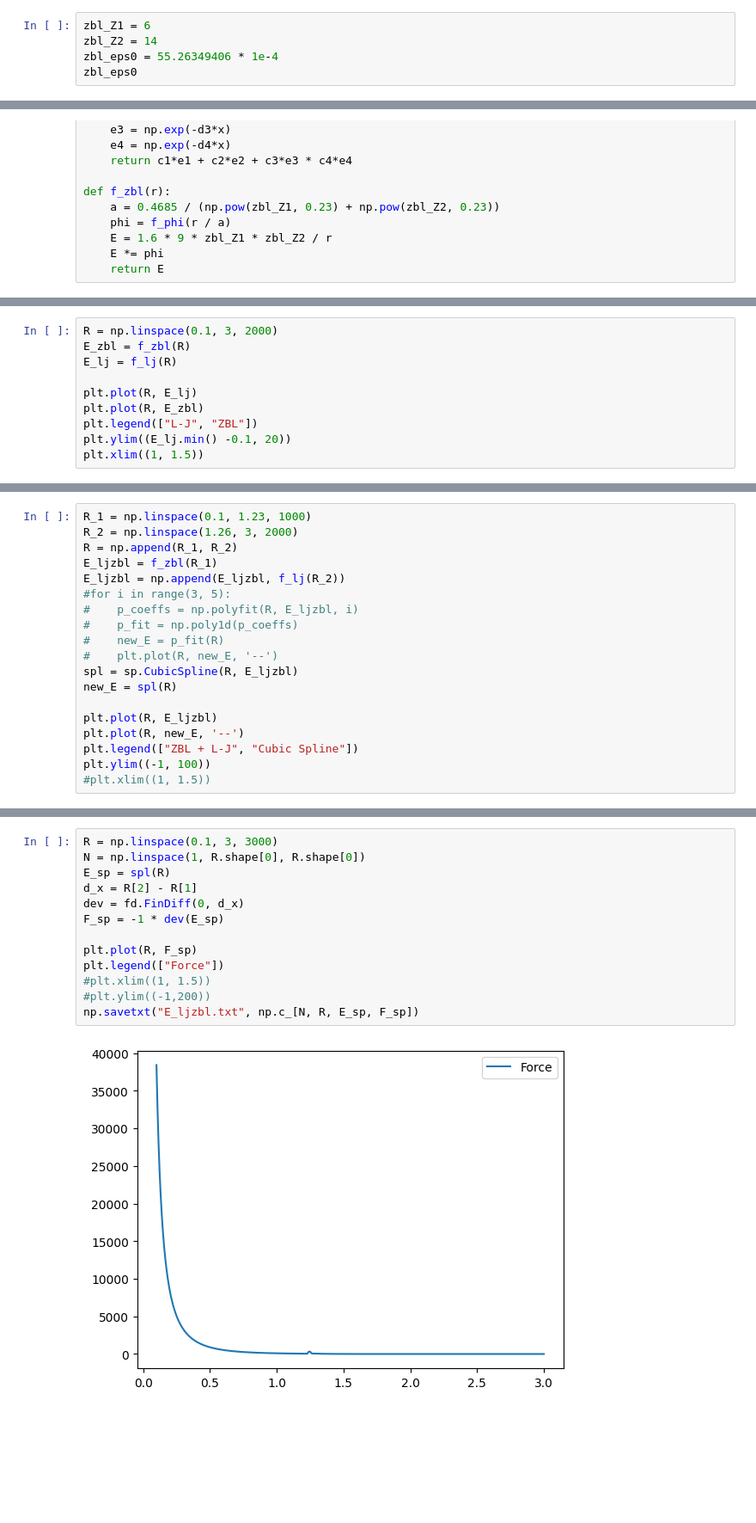
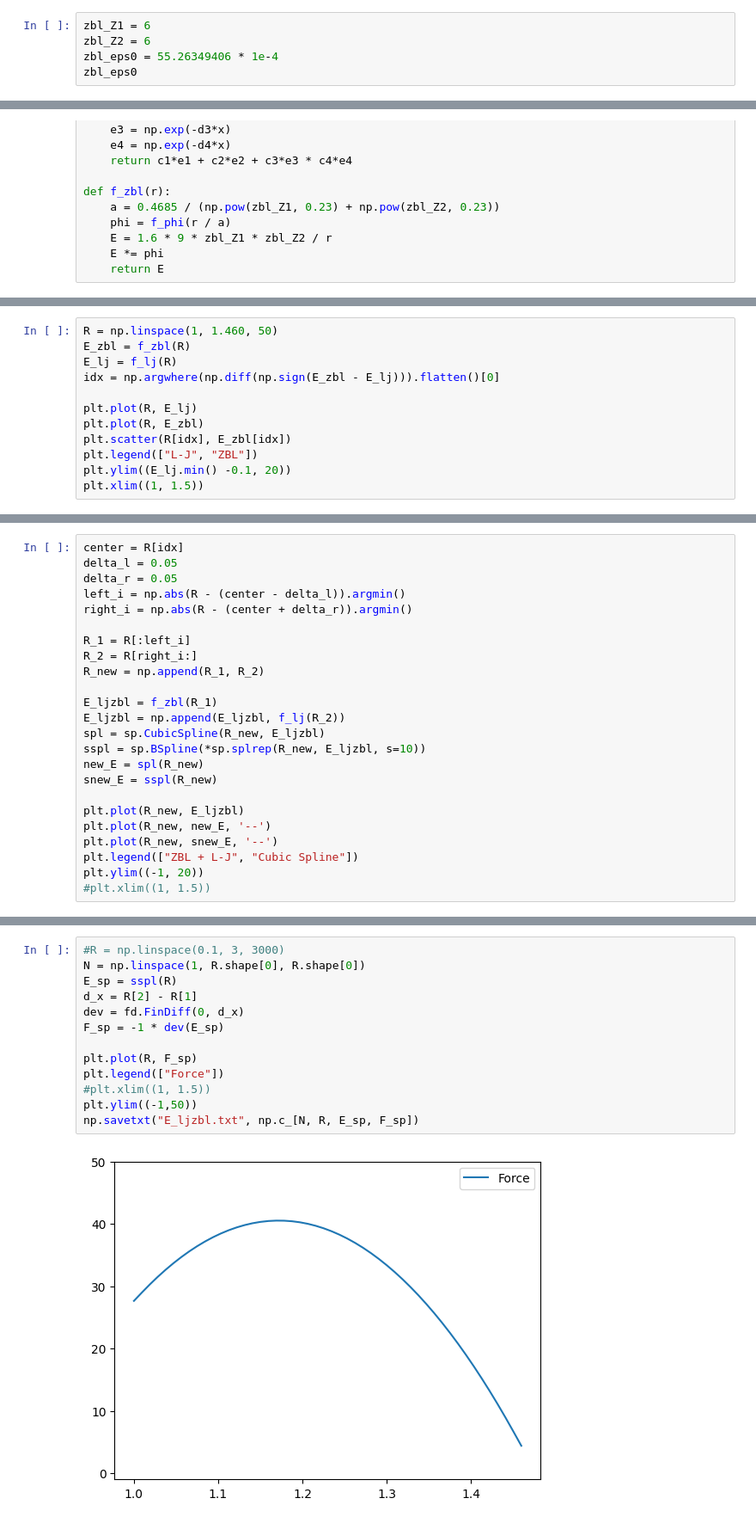
Before and after one commit to denisstrizhkin/C60-Si-fall-sim, a Jupyter notebook: potentials/lj_zbl.ipynb, the cells around one changed output, grey strips where cells are left out. Shown at 86% size. Cells and saved outputs as stored; diff of their text form; blank space fills up the shorter version.

Commit message:
b spline

```diff
--- a/potentials/lj_zbl.ipynb
+++ b/potentials/lj_zbl.ipynb
@@ -36,7 +36,7 @@ scatter_one(lj_sigma, f_lj(lj_sigma))
 [figure]
 # %%
 zbl_Z1 = 6
-zbl_Z2 = 14
+zbl_Z2 = 6
 zbl_eps0 = 55.26349406 * 1e-4
 zbl_eps0
 # %% [output]
@@ -75,10 +75,12 @@ plt.ylim((E.min() - 1, 100))
 # %%
-R = np.linspace(0.1, 3, 2000)
+R = np.linspace(1, 1.460, 50)
 E_zbl = f_zbl(R)
 E_lj = f_lj(R)
+idx = np.argwhere(np.diff(np.sign(E_zbl - E_lj))).flatten()[0]
 
 plt.plot(R, E_lj)
 plt.plot(R, E_zbl)
+plt.scatter(R[idx], E_zbl[idx])
 plt.legend(["L-J", "ZBL"])
 plt.ylim((E_lj.min() -0.1, 20))
 plt.xlim((1, 1.5))
@@ -88,20 +90,25 @@ plt.xlim((1, 1.5))
 # %%
-R_1 = np.linspace(0.1, 1.23, 1000)
-R_2 = np.linspace(1.26, 3, 2000)
-R = np.append(R_1, R_2)
+center = R[idx]
+delta_l = 0.05
+delta_r = 0.05
+left_i = np.abs(R - (center - delta_l)).argmin()
+right_i = np.abs(R - (center + delta_r)).argmin()
+
+R_1 = R[:left_i]
+R_2 = R[right_i:]
+R_new = np.append(R_1, R_2)
+
 E_ljzbl = f_zbl(R_1)
 E_ljzbl = np.append(E_ljzbl, f_lj(R_2))
-#for i in range(3, 5):
-#    p_coeffs = np.polyfit(R, E_ljzbl, i)
-#    p_fit = np.poly1d(p_coeffs)
-#    new_E = p_fit(R)
-#    plt.plot(R, new_E, '--')
-spl = sp.CubicSpline(R, E_ljzbl)
-new_E = spl(R)
+spl = sp.CubicSpline(R_new, E_ljzbl)
+sspl = sp.BSpline(*sp.splrep(R_new, E_ljzbl, s=10))
+new_E = spl(R_new)
+snew_E = sspl(R_new)
 
-plt.plot(R, E_ljzbl)
-plt.plot(R, new_E, '--')
+plt.plot(R_new, E_ljzbl)
+plt.plot(R_new, new_E, '--')
+plt.plot(R_new, snew_E, '--')
 plt.legend(["ZBL + L-J", "Cubic Spline"])
-plt.ylim((-1, 100))
+plt.ylim((-1, 20))
 #plt.xlim((1, 1.5))
 # %% [output]
@@ -110,17 +117,17 @@ plt.ylim((-1, 100))
 # %%
-R = np.linspace(0.1, 3, 3000)
+#R = np.linspace(0.1, 3, 3000)
 N = np.linspace(1, R.shape[0], R.shape[0])
-E_sp = spl(R)
+E_sp = sspl(R)
 d_x = R[2] - R[1]
 dev = fd.FinDiff(0, d_x)
 F_sp = -1 * dev(E_sp)
 
 plt.plot(R, F_sp)
 plt.legend(["Force"])
 #plt.xlim((1, 1.5))
-#plt.ylim((-1,200))
+plt.ylim((-1,50))
 np.savetxt("E_ljzbl.txt", np.c_[N, R, E_sp, F_sp])
 # %% [output]
-[figure, old version]
+[figure, new version]
 # %%
 inp = np.loadtxt("lj.txt")
```
Also changed, not shown: parts of 7 cells of this notebook.
